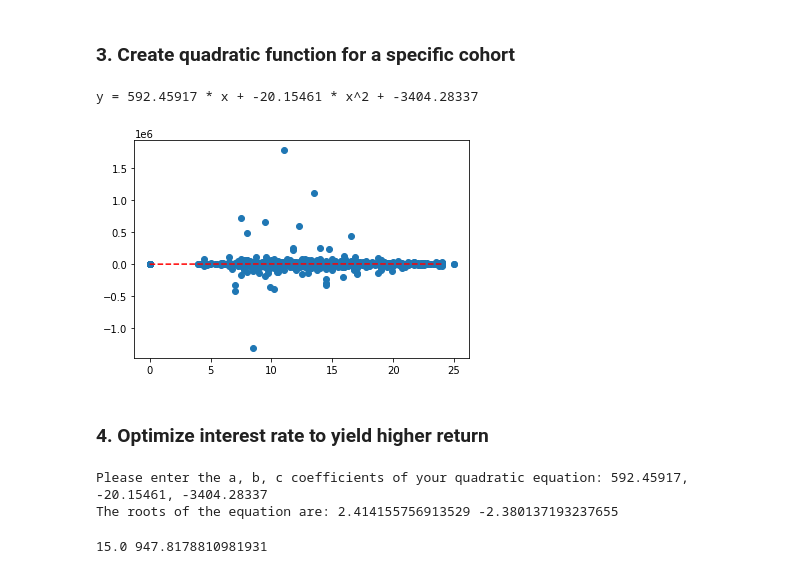
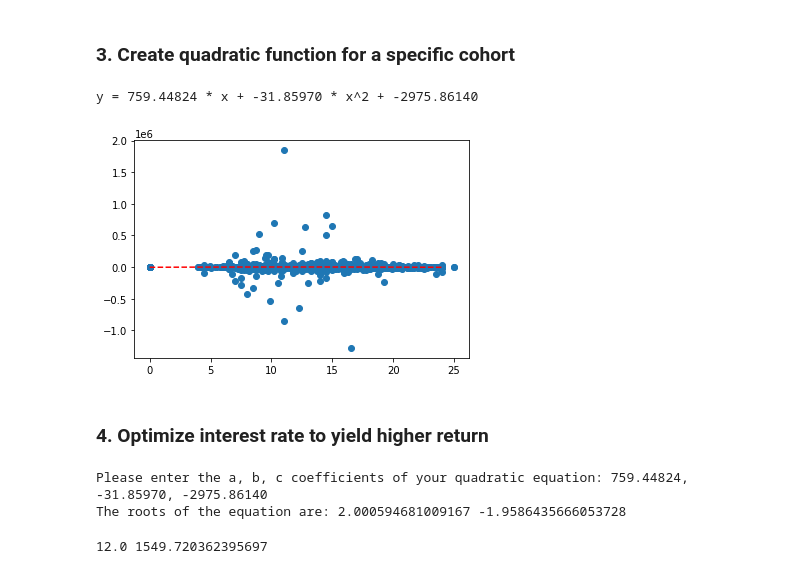
Before and after one commit to Kevan123/CostRewardOptimizationForBankLoanApprovals, a Jupyter notebook: Bank_Delinquency_Interest_Rate_Optimization.ipynb, the cells around one changed output. Saved outputs shown, nothing was run; the diff lists cells and outputs as text; code cells hidden in the pictures.

```diff
--- a/Bank_Delinquency_Interest_Rate_Optimization.ipynb
+++ b/Bank_Delinquency_Interest_Rate_Optimization.ipynb
@@ -30,5 +32,6 @@ df.head(5)
 # %%
-df.drop(df.columns[[0,4,5,6,7,8,9,10,11,12,13,14,15,16,17]], axis = 1, inplace = True)
+df.drop(df.columns[[4,5,6,7,8,9,10,11,12,13,14,15,16,17]], axis = 1, inplace = True)
+#df.drop(df.columns[[4,5,6,7,8,9,10,11,12,13,14,15,16,17,22,23]], axis = 1, inplace = True) #dropping additonal columns in the adjusted file
 # %%
 df.columns
 # %% [output]
@@ -138,29 +144,28 @@ def objective(x, a, b, c):
 	return a * x + b * x**2 + c
 # %%
 # choose the input and output variables
-x = df_sub.iloc[:,1]
+x = df_sub.iloc[:,2]
 y = df_sub.iloc[:,-1]
 # curve fit
 popt, _ = curve_fit(objective, x, y)
 # summarize the parameter values
 a, b, c = popt
 print('y = %.5f * x + %.5f * x^2 + %.5f' % (a, b, c))
 # plot input vs output
 pyplot.scatter(x, y)
 # define a sequence of inputs between the smallest and largest known inputs
 x_line = arange(min(x), max(x), 1)
 # calculate the output for the range
 y_line = objective(x_line, a, b, c)
 # create a line plot for the mapping function
 pyplot.plot(x_line, y_line, '--', color='red')
 pyplot.show()
 # %% [output]
-y = 592.45917 * x + -20.15461 * x^2 + -3404.28337
+y = 759.44824 * x + -31.85970 * x^2 + -2975.86140
-[figure, old version]
+[figure, new version]
 # %% [markdown]
 ### **4. Optimize interest rate to yield higher return**
 # %%
-
 check_input = True
 while check_input:
     a, b, c = eval(input("Please enter the a, b, c coefficients of your quadratic equation: "))
@@ -180,11 +185,11 @@ if disc >= 0:
 else:
     print("The equation has no solutions")
 # %% [output]
-Please enter the a, b, c coefficients of your quadratic equation: 592.45917, -20.15461, -3404.28337
-The roots of the equation are: 2.414155756913529 -2.380137193237655
+Please enter the a, b, c coefficients of your quadratic equation: 759.44824, -31.85970, -2975.86140
+The roots of the equation are: 2.000594681009167 -1.9586435666053728
 # %%
 max_y = max(y_line)  # Find the maximum y value
 max_x = x_line[y_line.argmax()]  # Find the x value corresponding to the maximum y value
 print (max_x, max_y)
 # %% [output]
-15.0 947.8178810981931
+12.0 1549.720362395697
```
Also changed, not shown: parts of 23 cells of this notebook.
